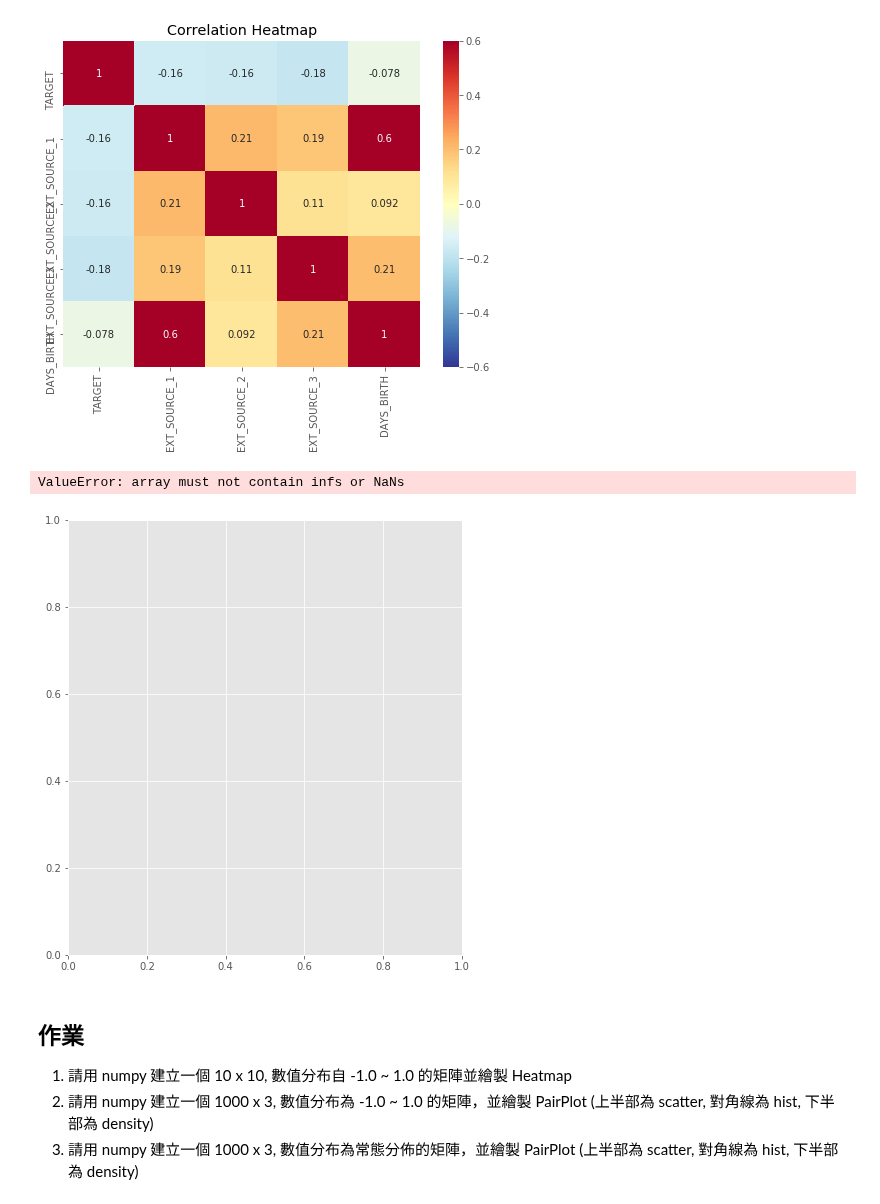
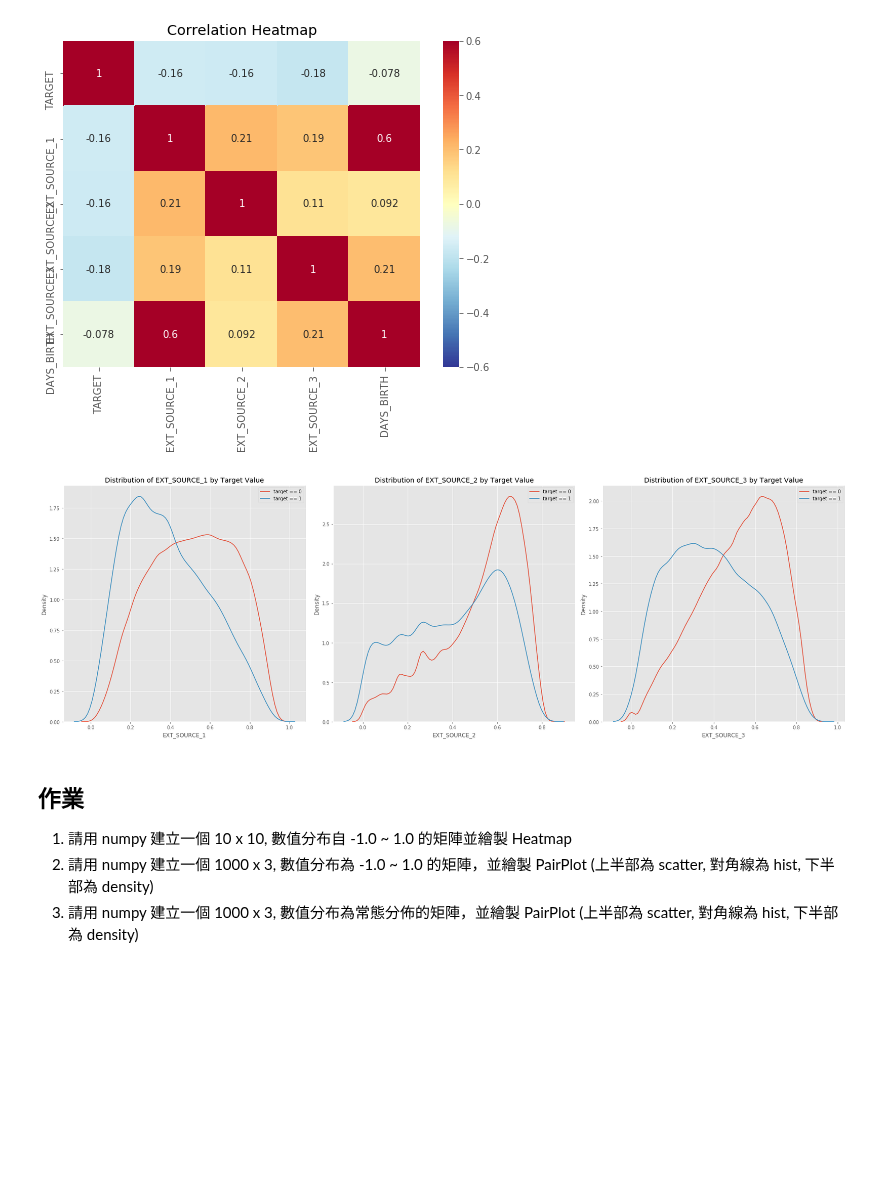
Before and after one commit to kung-bill/3rd-ML100Days, a Jupyter notebook: homework/Day_020_EDA_heatmap.ipynb, the cells around one changed output. Cells and saved outputs as stored; diff of their text form; code cells hidden in the pictures; blank space fills up the shorter version.

Commit message:
update day20 heatmap

```diff
--- a/homework/Day_020_EDA_heatmap.ipynb
+++ b/homework/Day_020_EDA_heatmap.ipynb
@@ -66,24 +66,28 @@ plt.title('Correlation Heatmap');
 # %%
 # 進一步我們檢查這三項變數在 Target 上的分布是否不同
 plt.figure(figsize = (24, 8))
 
 # 依不同 EXT_SOURCE 逐項繪製 KDE 圖形
 for i, source in enumerate(['EXT_SOURCE_1', 'EXT_SOURCE_2', 'EXT_SOURCE_3']):
     # 做 subplot
     plt.subplot(1, 3, i + 1)
 
     # KDE 圖形
-    sns.kdeplot(app_train.loc[app_train['TARGET'] == 0, source], label = 'target == 0')
-    sns.kdeplot(app_train.loc[app_train['TARGET'] == 1, source], label = 'target == 1')
+    # 去除nan值
+    tmp_app = app_train.loc[app_train['TARGET'] == 0, source]
+    keep_ind = ~tmp_app.isna()
+    sns.kdeplot(tmp_app[keep_ind], label = 'target == 0')
+    tmp_app = app_train.loc[app_train['TARGET'] == 1, source]
+    keep_ind = ~tmp_app.isna()
+    sns.kdeplot(tmp_app[keep_ind], label = 'target == 1')
 
     # 加上各式圖形標籤
     plt.title('Distribution of %s by Target Value' % source)
     plt.xlabel('%s' % source); plt.ylabel('Density');
 
 plt.tight_layout(h_pad = 2.5)
 # %% [output]
-ValueError: array must not contain infs or NaNs
-[figure, old version]
+[figure, new version]
 # %%
 # 轉成以年記齡後，將以日記齡丟掉
 plot_data = ext_data.copy()
```
Also changed, not shown: parts of 3 cells of this notebook.
